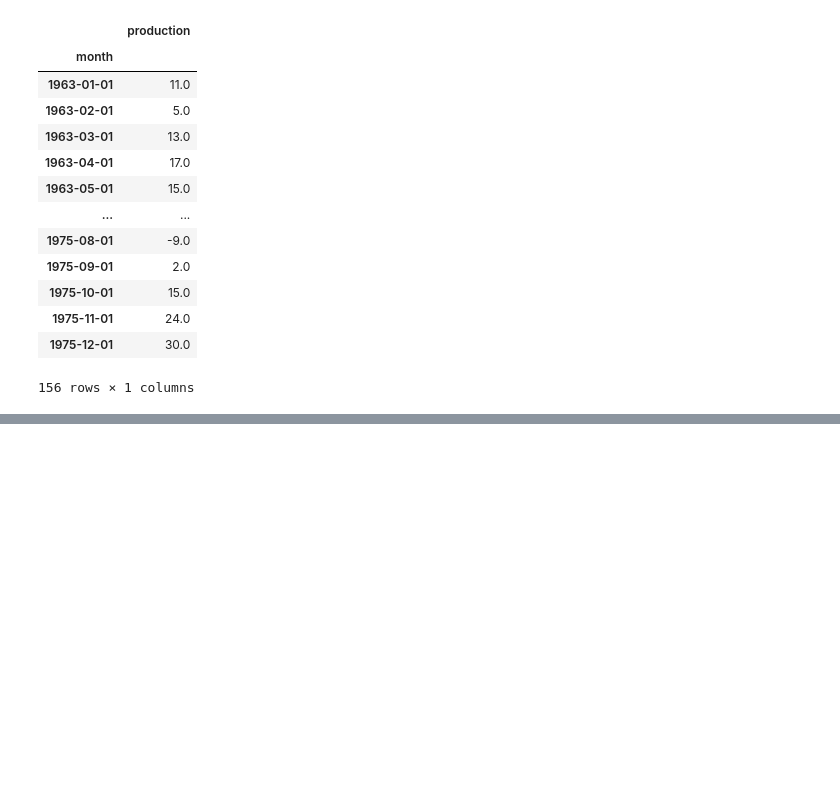
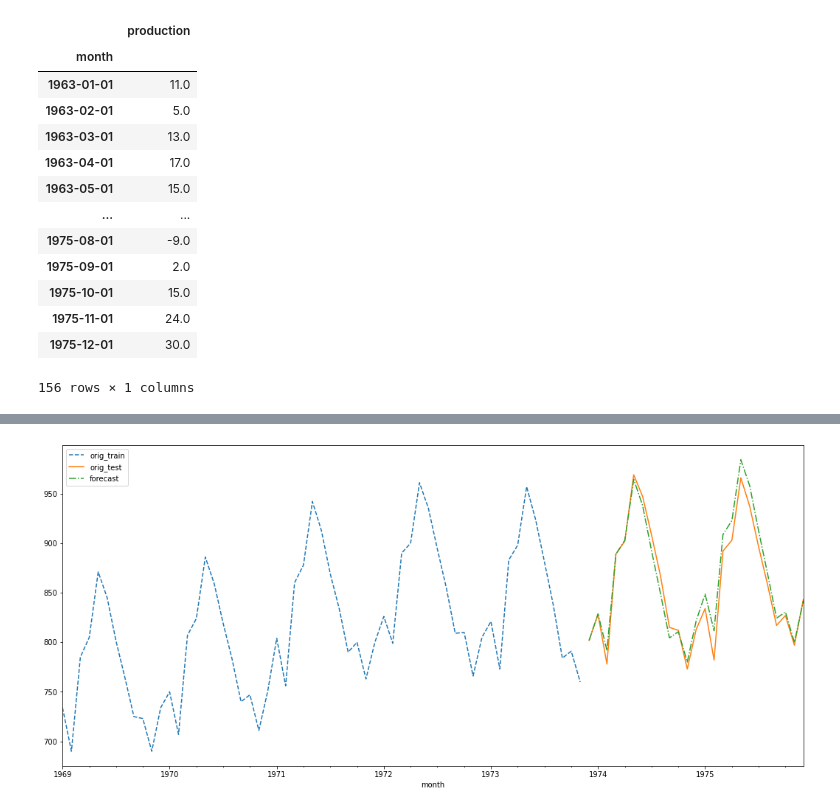
Before and after one commit to rivaldo/Time-Series-Analysis-with-Python-Cookbook-main-cesar, a Jupyter notebook: code/cap11_bidu/cap11.ipynb, the cells around one changed output, grey strips where cells are left out. Saved outputs shown, nothing was run; the diff lists cells and outputs as text; code cells hidden in the pictures; blank space fills up the shorter version.

```diff
--- a/code/cap11_bidu/cap11.ipynb
+++ b/code/cap11_bidu/cap11.ipynb
@@ -138,0 +204,28 @@ plt.show()
+# %%
+trend, damped = ['add', 'mul'], [True, False];
+seasonal, periods = ['add', 'mul'], [4, 6, 12];
+milk_exp_comb = combinator([trend, damped, seasonal,  periods])
+# %%
+train = milk_train.values.ravel();
+y = milk_test.values.ravel();
+milk_model_scores = {};
+for i, (t, dp, s, sp) in enumerate(milk_exp_comb):
+    exp = ExponentialSmoothing(train,
+                               trend = t,
+                               damped_trend = dp,
+                               seasonal = s,
+                               seasonal_periods=sp
+                               )
+    model = exp.fit(use_brute = True, optimized=True);
+    y_hat = model.forecast(len(y));
+    milk_model_scores[i] = {
+        'trend': t,
+        'damped': dp,
+        'AIC' : model.aic,
+        'BIC' : model.bic,
+        'AICc' : model.aicc,
+        'RMSPE' :rmspe(y, y_hat),
+        'RMSE' : rmse(y, y_hat),
+        'MAPE' : mape(y, y_hat),
+        'model' : model
+    }
@@ -138,0 +264,4 @@ plt.show()
+# %%
+plot_forecast(milk_model, '1969',milk_train, milk_test)
+# %% [output]
+[figure, added]
```
Also changed, not shown: parts of 20 cells of this notebook, 2 other files.
